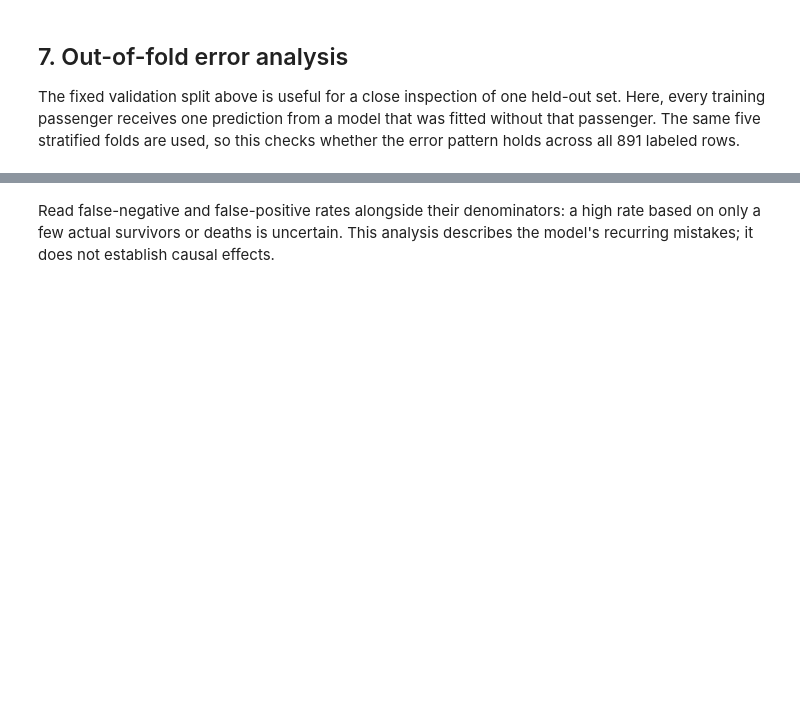
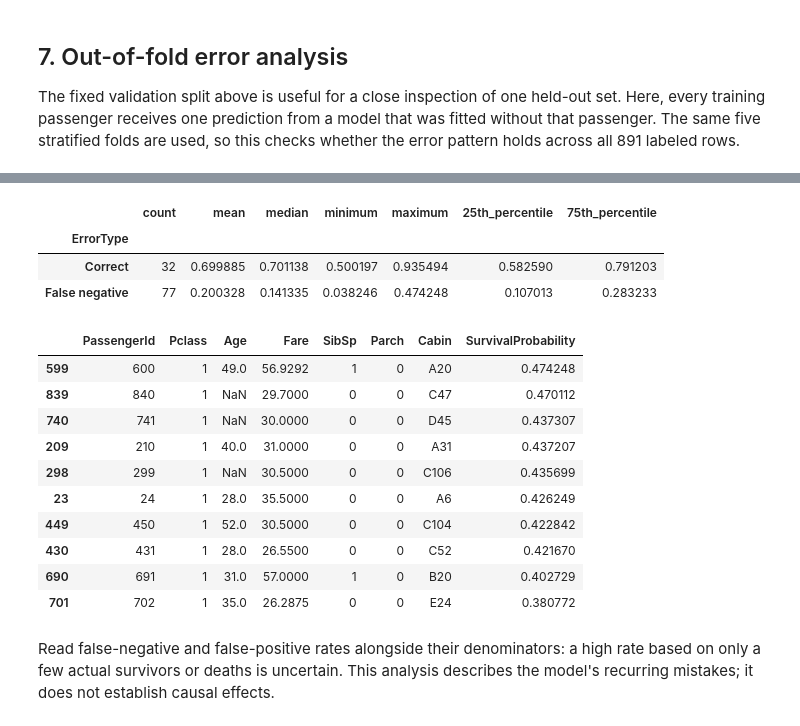
Before and after one commit to Shamil-lateef/titanic-kaggle, a Jupyter notebook: main.ipynb, the cells around one changed output, grey strips where cells are left out. Saved outputs shown, nothing was run; the diff lists cells and outputs as text; code cells hidden in the pictures; blank space fills up the shorter version.

```diff
--- a/main.ipynb
+++ b/main.ipynb
@@ -701,3 +715,63 @@ oof_by_sex_and_class
+# %%
+male_survivor_oof = oof_errors[
+    (oof_errors["Sex"] == "male")
+    & (oof_errors["Survived"] == 1)
+].copy()
+
+summary = male_survivor_oof.groupby(
+    "ErrorType"
+)["SurvivalProbability"].agg(
+    count="size",
+    mean="mean",
+    median="median",
+    minimum="min",
+    maximum="max",
+)
+
+quantiles = male_survivor_oof.groupby(
+    "ErrorType"
+)["SurvivalProbability"].quantile(
+    [0.25, 0.75]
+).unstack()
+
+quantiles.columns = ["25th_percentile", "75th_percentile"]
+
+pd.concat([summary, quantiles], axis=1)
+# %% [output]
+|  | count | mean | median | minimum | maximum | 25th_percentile | 75th_percentile |
+| ErrorType |  |  |  |  |  |  |  |
+| Correct | 32 | 0.699885 | 0.701138 | 0.500197 | 0.935494 | 0.582590 | 0.791203 |
+| False negative | 77 | 0.200328 | 0.141335 | 0.038246 | 0.474248 | 0.107013 | 0.283233 |
+# %%
+male_survivor_oof[
+    male_survivor_oof["ErrorType"] == "False negative"
+].sort_values(
+    "SurvivalProbability",
+    ascending=False,
+)[
+    [
+        "PassengerId",
+        "Pclass",
+        "Age",
+        "Fare",
+        "SibSp",
+        "Parch",
+        "Cabin",
+        "SurvivalProbability",
+    ]
+].head(10)
+# %% [output]
+|  | PassengerId | Pclass | Age | Fare | SibSp | Parch | Cabin | SurvivalProbability |
+| 599 | 600 | 1 | 49.0 | 56.9292 | 1 | 0 | A20 | 0.474248 |
+| 839 | 840 | 1 | NaN | 29.7000 | 0 | 0 | C47 | 0.470112 |
+| 740 | 741 | 1 | NaN | 30.0000 | 0 | 0 | D45 | 0.437307 |
+| 209 | 210 | 1 | 40.0 | 31.0000 | 0 | 0 | A31 | 0.437207 |
+| 298 | 299 | 1 | NaN | 30.5000 | 0 | 0 | C106 | 0.435699 |
+| 23 | 24 | 1 | 28.0 | 35.5000 | 0 | 0 | A6 | 0.426249 |
+| 449 | 450 | 1 | 52.0 | 30.5000 | 0 | 0 | C104 | 0.422842 |
+| 430 | 431 | 1 | 28.0 | 26.5500 | 0 | 0 | C52 | 0.421670 |
+| 690 | 691 | 1 | 31.0 | 57.0000 | 1 | 0 | B20 | 0.402729 |
+| 701 | 702 | 1 | 35.0 | 26.2875 | 0 | 0 | E24 | 0.380772 |
 # %% [markdown]
 Read false-negative and false-positive rates alongside their denominators: a high rate based on only a few actual survivors or deaths is uncertain. This analysis describes the model's recurring mistakes; it does not establish causal effects.
 # %% [markdown]
```
Also changed, not shown: parts of 2 cells of this notebook.
